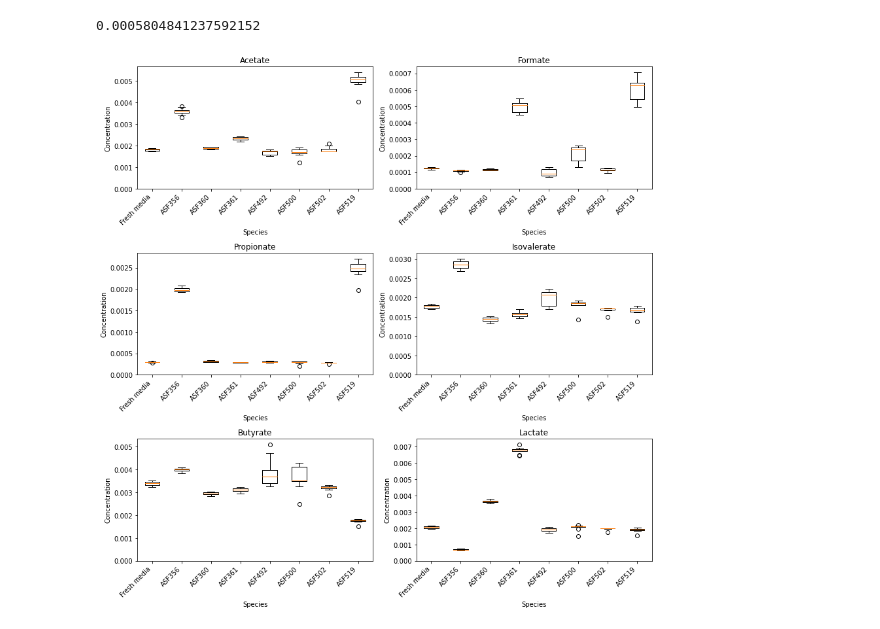
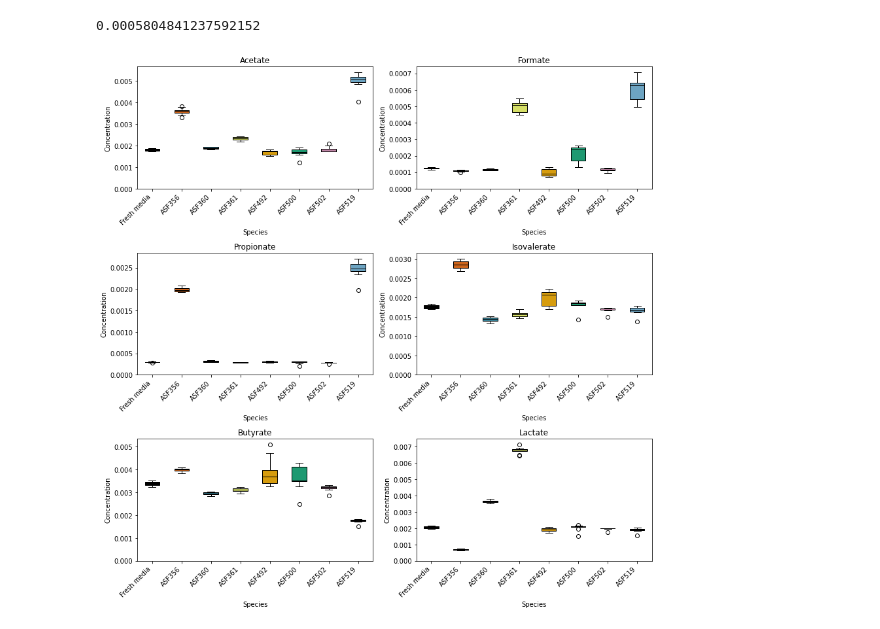
Before and after one commit to gregmedlock/asf_scfa_quantification, a Jupyter notebook: absolute_concentrations.ipynb, the cells around one changed output. Saved outputs shown, nothing was run; the diff lists cells and outputs as text; code cells hidden in the pictures.

Commit message:
updated color scheme on boxplots

```diff
--- a/absolute_concentrations.ipynb
+++ b/absolute_concentrations.ipynb
@@ -60,36 +60,46 @@ tsp_na_salt_concentration
 fig,axes = plt.subplots(3,2)
 axes = np.ravel(axes)
 species = ['0','356','360','361','492','500','502','519']
+species_colormap = []
 names = ["ASF"+x for x in species]
 names[0] = "Fresh media"
 # get only the monoculture samples, then sort by species for ordering in plots
 monoculture_subset = data.loc[data['species'].isin(species)].sort_values('species')
 
+bplots = []
 metabolite_count = 0
 for metabolite in protons.keys():
     concentration = tsp_na_salt_concentration*(monoculture_subset[metabolite] * ratios[metabolite])
     monoculture_subset[metabolite+'_abs_conc'] = concentration
-    # generate a boxplot with whiskers at max/min, with a panel for each metabolite
-
+    # generate a boxplot with a panel for each metabolite
     metabolite_df = pandas.pivot_table(monoculture_subset[['species',metabolite+'_abs_conc']],
                values=metabolite+'_abs_conc',
                index='species',
                aggfunc=list)
     metabolite_values = [np.asarray(x[0]) for x in metabolite_df.values]
     metabolite_labels = metabolite_df.index.tolist()
-    axes[metabolite_count].boxplot(metabolite_values,labels=metabolite_labels)
+    bplots.append(axes[metabolite_count].boxplot(metabolite_values,labels=metabolite_labels,patch_artist=True,medianprops={'color':'black'}))
     axes[metabolite_count].set_ylim(0,1.05*max([max(x) for x in metabolite_values]))
     axes[metabolite_count].set_ylabel("Concentration")
     axes[metabolite_count].set_xlabel("Species")
     axes[metabolite_count].set_xticklabels(labels=names,rotation=45,ha="right")
     axes[metabolite_count].set_title(metabolite)
     #plot horizontal line with mean value from fresh media
     #axes[metabolite_count].hlines(np.mean(metabolite_df.loc['0'].values[0]))
     metabolite_count+=1
 
+colors = [(0,0,0),(205,100,27),(54,131,152),(215,224,103),(215,157,14),(30,154,113),(191,134,166),(109,165,195)]
+colors = [(a/256,b/256,c/256) for (a,b,c) in colors]
+
+for bplot in bplots:
+    for patch, color in zip(bplot['boxes'], colors):
+        patch.set_facecolor(color)
+
 fig.set_size_inches(12,12)
 fig.tight_layout()
 plt.savefig('./scfa_quantities.svg')
+plt.savefig('./scfa_quantities.png')
+
 plt.show()
 # %% [output]
-[figure, old version]
+[figure, new version]
```
Also changed, not shown: parts of 1 cell of this notebook, 2 other files.
